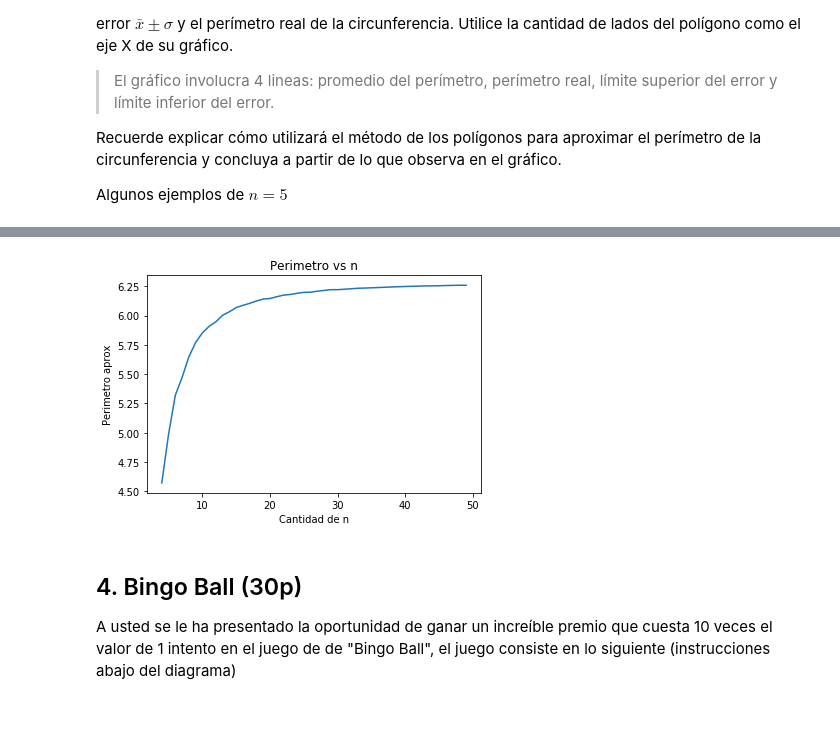
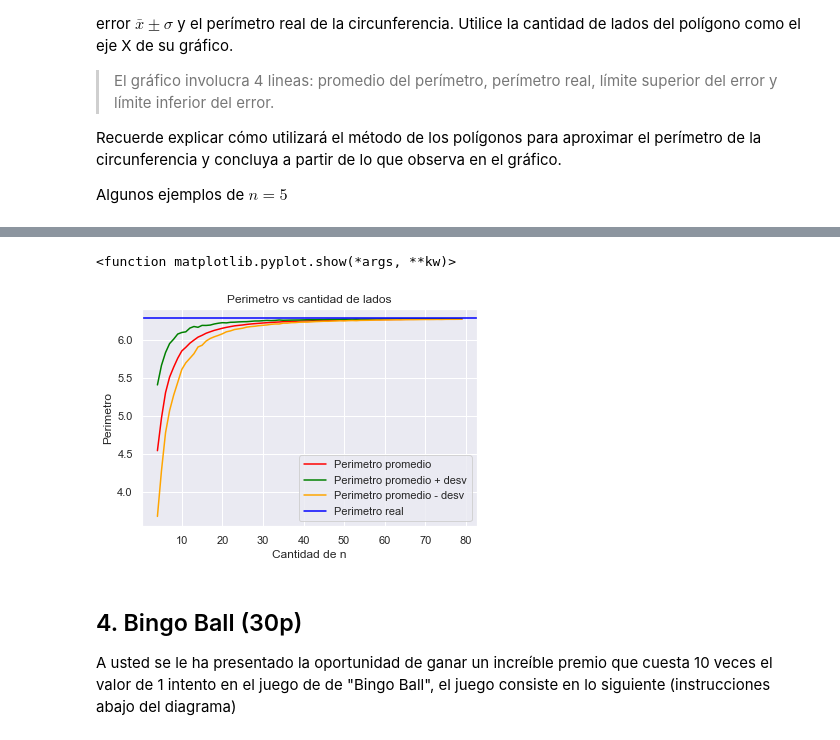
Before and after one commit to Lirlisa/estaca-lab1, a Jupyter notebook: Laboratorio 1.ipynb, the cells around one changed output, grey strips where cells are left out. Saved outputs shown, nothing was run; the diff lists cells and outputs as text; code cells hidden in the pictures.

```diff
--- a/Laboratorio 1.ipynb
+++ b/Laboratorio 1.ipynb
@@ -137,7 +137,9 @@ import numpy as np
 import math
 import matplotlib.pyplot as plt
 
-def distancia(angulos):
+def suma_distancia(angulos):
+    # Esta funcion suma de par en par la distancia entre los puntos
+    # en el perimetro de la circunferencia de manero antihoraria.
     angulos.sort()
     sum = 0
     for i in range(0, len(angulos)):
@@ -153,22 +155,26 @@ def distancia(angulos):
 
 prom_perimetro = []
 desv_est = []
-valores_n = range(4, 50)
+valores_n = range(4, 80)
 for n in valores_n:
     perimetros = []
     for i in range(0, 1000):
         ls_angulos = np.random.uniform(0, 2*math.pi, n)
-        perimetros.append(distancia(ls_angulos))
+        perimetros.append(suma_distancia(ls_angulos))
     np_perimetros = np.asarray(perimetros)
     prom_perimetro.append(np_perimetros.mean())
     desv_est.append(np_perimetros.std())
+np_prom = np.asarray(prom_perimetro)
+np_desv_est = np.asarray(desv_est)
 
-plt.plot(valores_n, prom_perimetro)
+plt.plot(valores_n, prom_perimetro, color = 'red', label='Perimetro promedio')
+plt.plot(valores_n, np_prom + np_desv_est, color = 'green', label='Perimetro promedio + desv')
+plt.plot(valores_n, np_prom - np_desv_est, color = 'orange', label='Perimetro promedio - desv')
+plt.axhline(y = 2*math.pi, color = 'blue', label='Perimetro real')
 plt.xlabel('Cantidad de n')
-plt.ylabel('Perimetro aprox')
-plt.title('Perimetro vs n')
+plt.ylabel('Perimetro')
+plt.title('Perimetro vs cantidad de lados')
+plt.legend(loc='lower right')
+
 plt.show
-
-
-print(prom_perimetro)
 # %% [output]
@@ -177,4 +182,5 @@ Wall time: 2.95 s
+<function matplotlib.pyplot.show(*args, **kw)>
-[figure, old version]
+[figure, new version]
 # %% [markdown]
 ## 4. Bingo Ball (30p)
 
```
Also changed, not shown: parts of 3 cells of this notebook.
